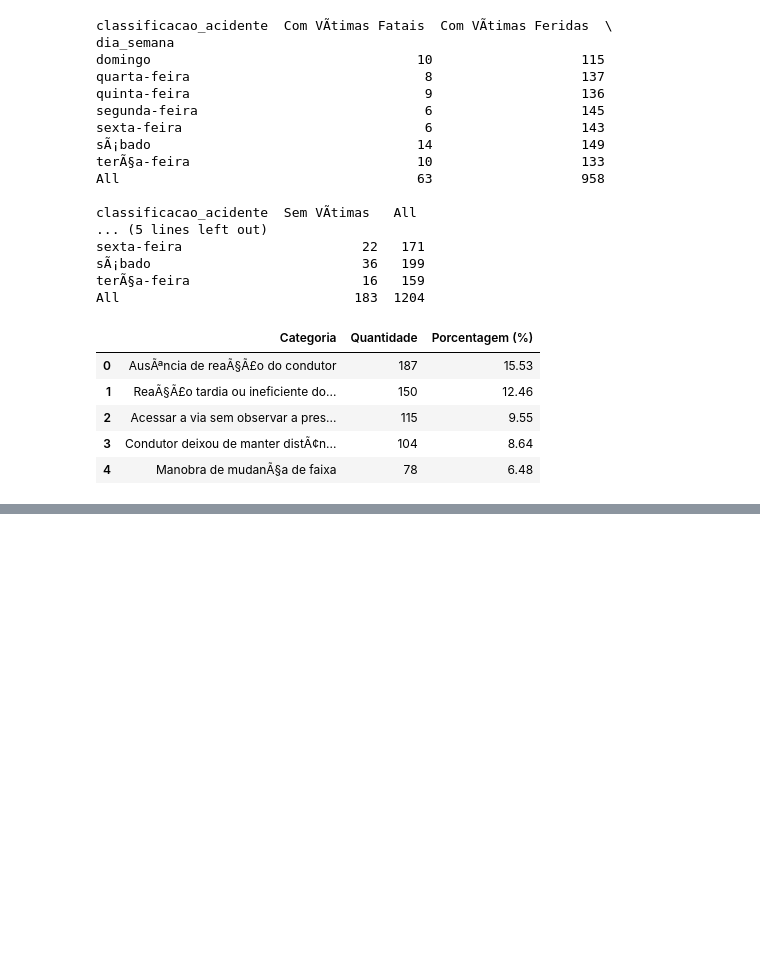
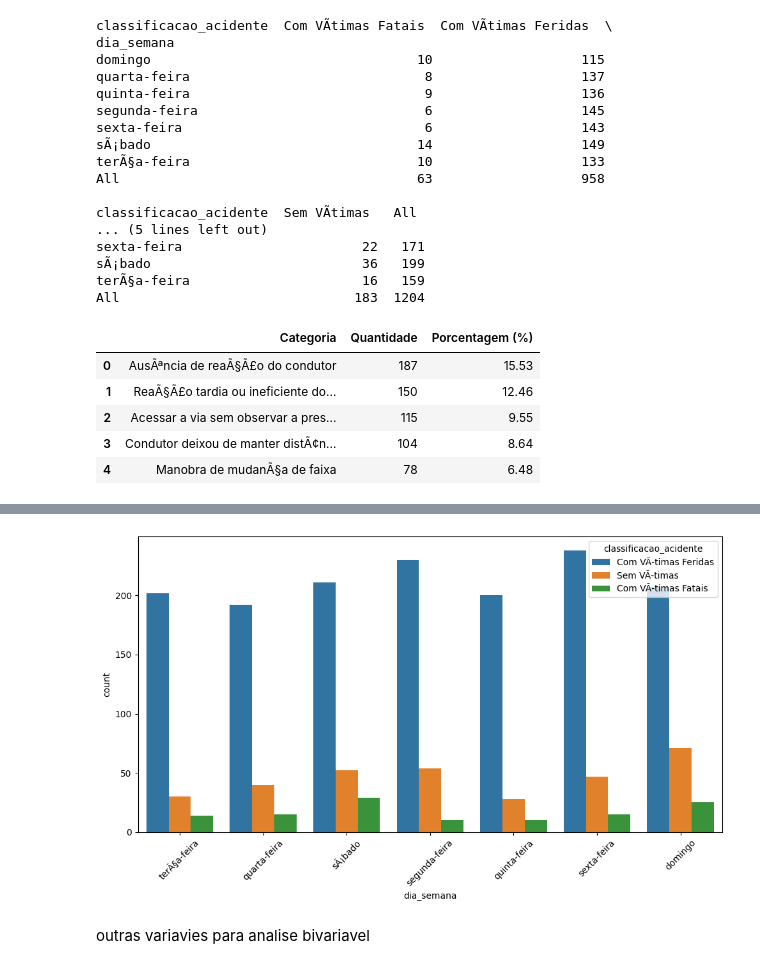
Before and after one commit to WesleyGeilson/Probabilidade-e-Estatistica, a Jupyter notebook: Analise de dados - Prob e estas/main.ipynb, the cells around one changed output, grey strips where cells are left out. Saved outputs shown, nothing was run; the diff lists cells and outputs as text; code cells hidden in the pictures; blank space fills up the shorter version.

Commit message:
interpretaçao dos dados qualitativo, quantitativo discreto, nova escolha de variavel na analise bivariavel

```diff
--- a/Analise de dados - Prob e estas/main.ipynb
+++ b/Analise de dados - Prob e estas/main.ipynb
@@ -430 +456,11 @@ analisar_distribuicao(df_filtrado,'CAUSA_ACIDENTE').tail()
 | 51 | IngestÃ£o de substÃ¢ncias psicoat... | 1 | 0.08 |
+# %%
+plt.figure(figsize=(10, 6))
+sns.countplot(data=df_original, x="dia_semana", hue="classificacao_acidente")
+plt.xticks(rotation=45)   # gira os nomes
+plt.tight_layout()
+plt.show()
+# %% [output]
+[figure, added]
+# %% [markdown]
+outras variavies para analise bivariavel
```
Also changed, not shown: parts of 6 cells of this notebook.
